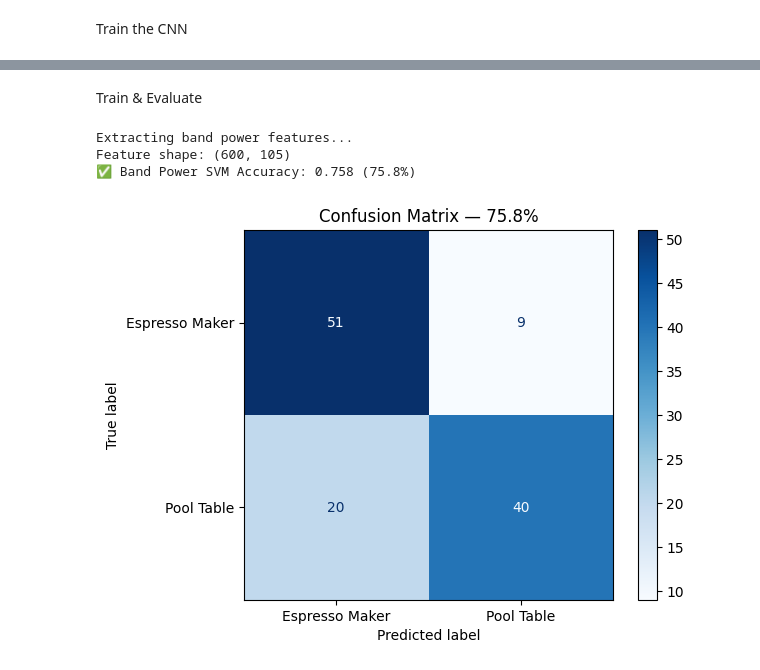
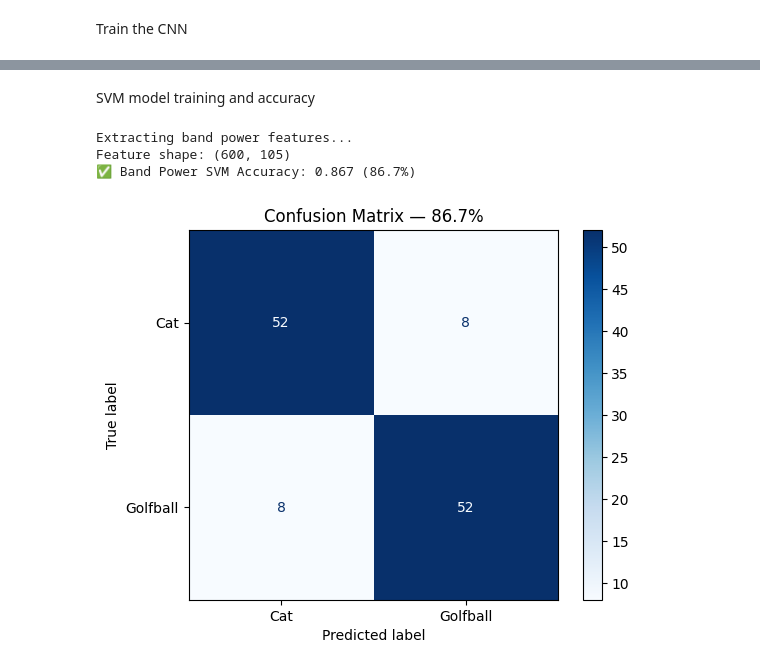
Before and after one commit to zzzanee/2026_FinalProject_EEG, a Jupyter notebook: eeg_testing.ipynb, the cells around one changed output, grey strips where cells are left out. Saved outputs shown, nothing was run; the diff lists cells and outputs as text; code cells hidden in the pictures.

```diff
--- a/eeg_testing.ipynb
+++ b/eeg_testing.ipynb
@@ -14,16 +43,13 @@ Filter to Lions vs. Pizza
 # %%
-# Labels from the perceivelab repo: lion=4, pizza=22 (verify in README)
-LION_LABEL = 4
-PIZZA_LABEL = 22
+GOLF_LABEL = 16
+CAT_LABEL = 39
 
-filtered = [x for x in data['dataset'] if x['label'] in [LION_LABEL, PIZZA_LABEL]]
+filtered = [x for x in data['dataset'] if x['label'] in [GOLF_LABEL, CAT_LABEL]]
 
-# Remap to binary: 0=lion, 1=pizza
 for x in filtered:
-    x['binary_label'] = 0 if x['label'] == LION_LABEL else 1
+    x['binary_label'] = 0 if x['label'] == GOLF_LABEL else 1
 
 print(f"Total samples: {len(filtered)}")
-# Expect ~600 total (6 subjects × 50 images × 2 classes)
 # %% [output]
 Total samples: 600
 # %%
@@ -258,2 +224,2 @@ Final model accuracy: 64.2%
 # %% [markdown]
-Train & Evaluate
+SVM model training and accuracy
@@ -288,33 +247,33 @@ def extract_band_power(X, fs=1000):
     return np.array(features)
 
 print("Extracting band power features...")
 X_feat = extract_band_power(X, fs=1000)
 print(f"Feature shape: {X_feat.shape}")  # (600, n_channels * 5 bands)
 
 X_train, X_test, y_train, y_test = train_test_split(
     X_feat, y, test_size=0.2, random_state=42, stratify=y
 )
 
 # Scale features
 scaler = StandardScaler()
 X_train = scaler.fit_transform(X_train)
 X_test  = scaler.transform(X_test)
 
 # Train SVM
 svm = SVC(kernel='rbf', C=10, gamma='scale')
 svm.fit(X_train, y_train)
 
 y_pred = svm.predict(X_test)
 acc = accuracy_score(y_test, y_pred)
 print(f"✅ Band Power SVM Accuracy: {acc:.3f} ({acc*100:.1f}%)")
 
 cm = confusion_matrix(y_test, y_pred)
-disp = ConfusionMatrixDisplay(cm, display_labels=['Espresso Maker', 'Pool Table'])
+disp = ConfusionMatrixDisplay(cm, display_labels=['Cat', 'Golfball'])
 disp.plot(cmap='Blues')
 plt.title(f'Confusion Matrix — {acc*100:.1f}%')
 plt.show()
 # %% [output]
 Extracting band power features...
 Feature shape: (600, 105)
-✅ Band Power SVM Accuracy: 0.758 (75.8%)
+✅ Band Power SVM Accuracy: 0.867 (86.7%)
-[figure, old version]
+[figure, new version]
```
Also changed, not shown: parts of 14 cells of this notebook, 1 other file.
